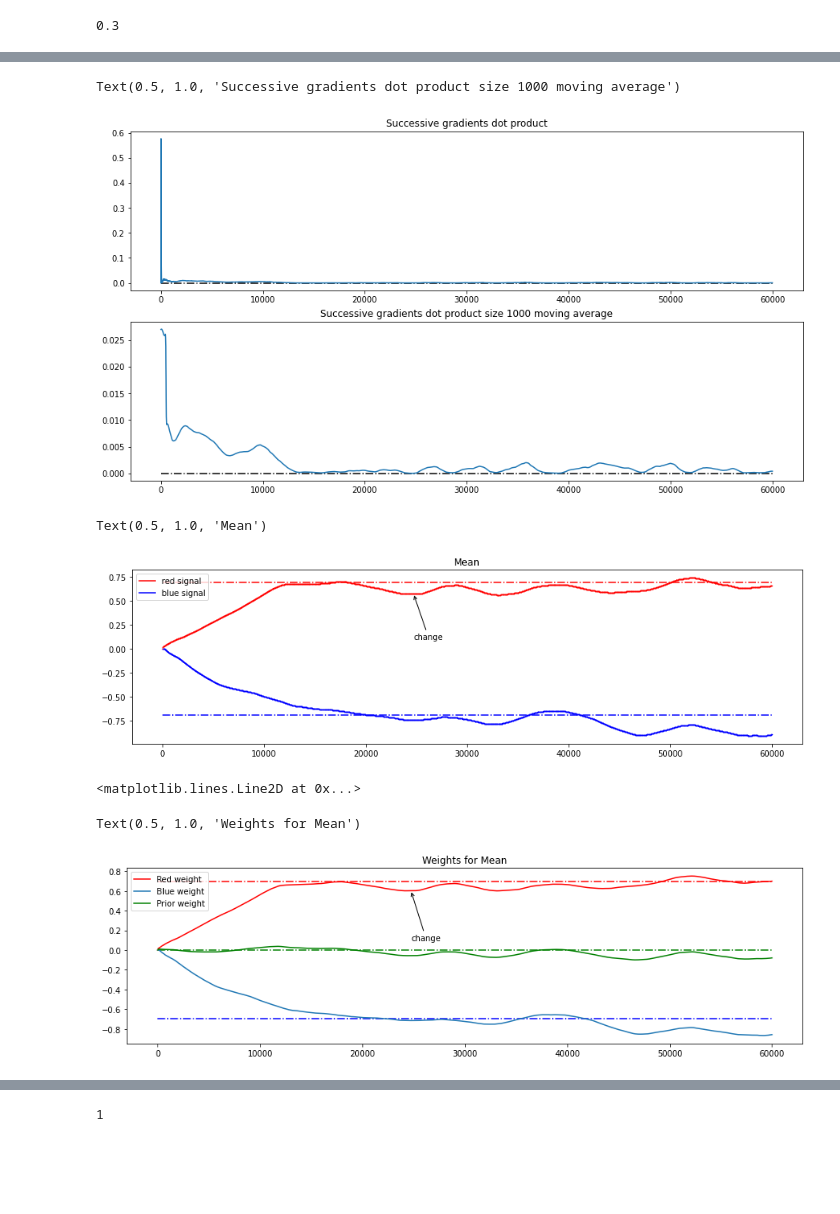
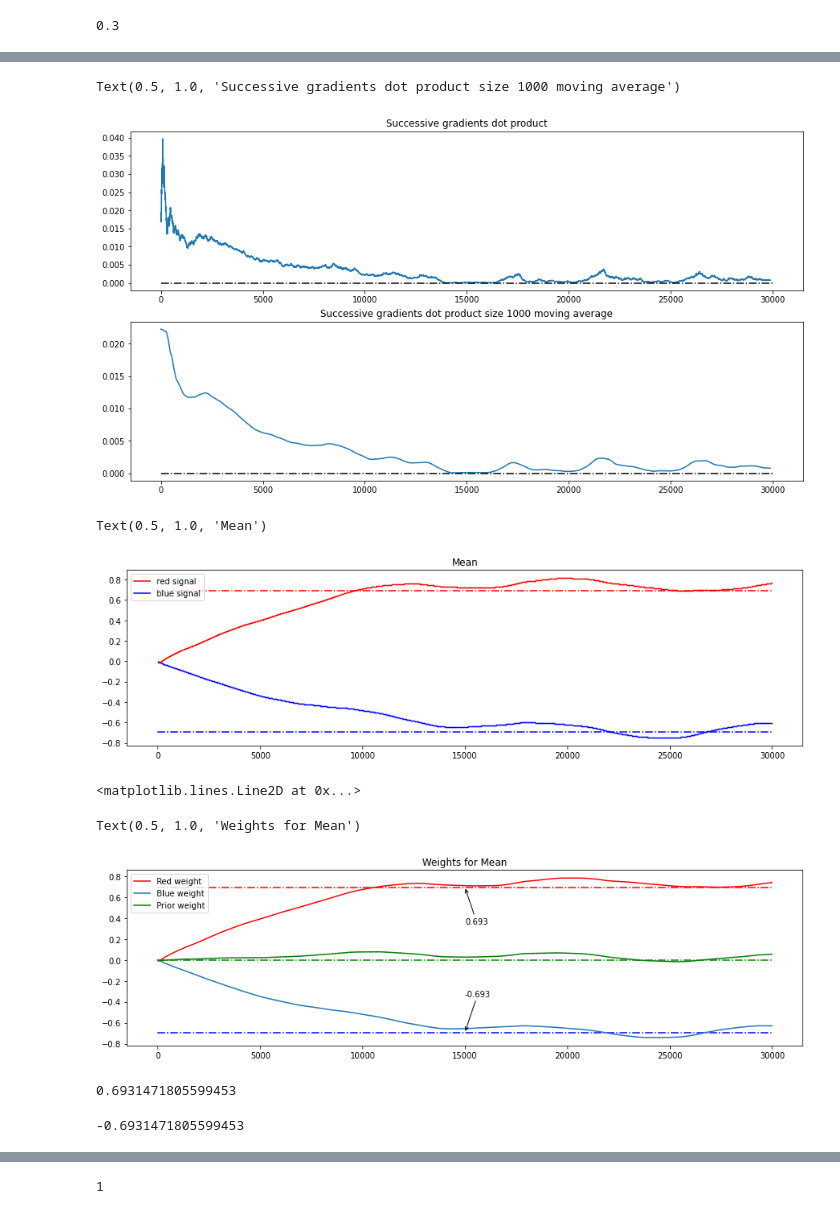
Before and after one commit to realwenlongwang/contexutal-bandits-with-peer-prediction-for-decision-making, a Jupyter notebook: Stochastic_Gradient_Bandit_with_Continous_Action_Space.ipynb, the cells around one changed output, grey strips where cells are left out. Cells and saved outputs as stored; diff of their text form; code cells hidden in the pictures; blank space fills up the shorter version.

```diff
--- a/Stochastic_Gradient_Bandit_with_Continous_Action_Space.ipynb
+++ b/Stochastic_Gradient_Bandit_with_Continous_Action_Space.ipynb
@@ -13,10 +13,10 @@ from PolicyGradientAgent import StochasticGradientAgent
 from Environment import PredictionMarket, Bucket, one_hot_encode, bucket_colour_to_num, not_outlier
 # %%
 learning_rate_theta = 1e-3
-learning_rate_wv = 1e-4
+learning_rate_wv = 0 #1e-4
 memory_size = 2**12
 batch_size = 2**12
-training_episodes = 30000 * 2
+training_episodes = 30000
 decay_rate = 0
 beta1 = 0.9
 beta2 = 0.9999
@@ -153,7 +153,7 @@ Updating weights with regular algorithm.
 reward_history_df = pd.DataFrame(reward_history_list, columns=['actual_reward', 'average_reward', 'estimated_reward', 'signal'])
 regret_history = np.array(regret_history_list)
 
-mean_weights_history = np.array(mean_weights_history_list)
+mean_weights_history_df = pd.DataFrame(mean_weights_history_list, columns=['red_weight', 'blue_weight', 'prior_weight'])
 std_weights_history = np.array(std_weights_history_list)
 
 grad_r_ball_mean_history = np.array(grad_r_ball_mean_history_list)
@@ -249,15 +250,15 @@ from scipy.ndimage import uniform_filter1d
 # %%
 moving_size = 1000
 fig, axs = plt.subplots(2, figsize=(15, 8))
-axs[0].plot(grad_mean_successive_dot)
-axs[0].hlines(y=0, xmin=0, xmax=len(grad_mean_successive_dot), linestyles='dashdot', color='black')
+axs[0].plot(grad_mean_successive_dot[100:], zorder=-100)
+axs[0].hlines(y=0, xmin=0, xmax=len(grad_mean_successive_dot), linestyles='dashdot', color='black', zorder=-99)
 axs[0].set_title('Successive gradients dot product')
-axs[1].plot(uniform_filter1d(grad_mean_successive_dot, size=moving_size))
-axs[1].hlines(y=0, xmin=0, xmax=len(grad_mean_successive_dot), linestyles='dashdot', color='black')
+axs[1].plot(uniform_filter1d(grad_mean_successive_dot[100:], size=moving_size), zorder=-100)
+axs[1].hlines(y=0, xmin=0, xmax=len(grad_mean_successive_dot), linestyles='dashdot', color='black', zorder=-99)
 axs[1].set_title('Successive gradients dot product size %i moving average'%moving_size)
 # %% [output]
 Text(0.5, 1.0, 'Successive gradients dot product size 1000 moving average')
-[figure, old version]
+[figure, new version]
 # %%
 import matplotlib.lines as mlines
 # %%
@@ -268,29 +269,39 @@ plt.hlines(y=np.log(2), xmin=0, xmax=len(mean_history_df), colors='red', linesty
 plt.hlines(y=np.log(1/2), xmin=0, xmax=len(mean_history_df) , colors='blue', linestyles='dashdot')
 red_line = mlines.Line2D([], [], color='red', label='red signal')
 blue_line = mlines.Line2D([], [], color='blue', label='blue signal')
-for coord in phase_change_coordinates(mark_index, mean_history_df):
-    plt.annotate('change', xy=coord, xytext=(coord[0], 0.1), arrowprops=dict(arrowstyle="->"))
+# for coord in phase_change_coordinates(mark_index, mean_history_df):
+#     plt.annotate('change', xy=coord, xytext=(coord[0], 0.1), arrowprops=dict(arrowstyle="->"))
 ax.legend(handles=[red_line, blue_line])
 plt.title('Mean')
 # %% [output]
 Text(0.5, 1.0, 'Mean')
-[figure, old version]
+[figure, new version]
 # %%
 red_line
 # %% [output]
 <matplotlib.lines.Line2D at 0x...>
 # %%
 fig = plt.figure(figsize=(15, 4))
-plt.plot(mean_weights_history[1:, 0], 'r', label='Red weight')
-plt.plot(mean_weights_history[1:, 1], label='Blue weight')
-plt.plot(mean_weights_history[1:, 2], 'g', label='Prior weight')
-plt.hlines(y=np.log(2), xmin=0, xmax=len(mean_weights_history), colors='red', linestyles='dashdot')
-plt.hlines(y=np.log(1/2), xmin=0, xmax=len(mean_weights_history) , colors='blue', linestyles='dashdot')
-plt.hlines(y=0, xmin=0, xmax=len(mean_weights_history) , colors='green', linestyles='dashdot')
-for coord in phase_change_coordinates(mark_index, pd.DataFrame(mean_weights_history)):
-    plt.annotate('change', xy=coord, xytext=(coord[0], 0.1), arrowprops=dict(arrowstyle="->"))
+plt.plot(mean_weights_history_df.iloc[1:, 0], 'r', label='Red weight')
+plt.plot(mean_weights_history_df.iloc[1:, 1], label='Blue weight')
+plt.plot(mean_weights_history_df.iloc[1:, 2], 'g', label='Prior weight')
+plt.hlines(y=np.log(2), xmin=0, xmax=len(mean_weights_history_df), colors='red', linestyles='dashdot')
+plt.annotate('%.3f'%np.log(2), xy=(len(mean_weights_history_df)/2, np.log(2)), xytext=(len(mean_weights_history_df)/2, np.log(2)/2), arrowprops=dict(arrowstyle="->"))
+plt.hlines(y=np.log(1/2), xmin=0, xmax=len(mean_weights_history_df) , colors='blue', linestyles='dashdot')
+plt.annotate('%.3f'%np.log(1/2), xy=(len(mean_weights_history_df)/2, np.log(1/2)), xytext=(len(mean_weights_history_df)/2, np.log(1/2)/2), arrowprops=dict(arrowstyle="->"))
+plt.hlines(y=0, xmin=0, xmax=len(mean_weights_history_df) , colors='green', linestyles='dashdot')
+# for coord in phase_change_coordinates(mark_index, mean_weights_history_df):
+#     plt.annotate('change', xy=coord, xytext=(coord[0], 0.1), arrowprops=dict(arrowstyle="->"))
 plt.legend()
 plt.title('Weights for Mean')
 # %% [output]
 Text(0.5, 1.0, 'Weights for Mean')
-[figure, old version]
+[figure, new version]
+# %%
+print(np.log(2))
+# %% [output]
+0.6931471805599453
+# %%
+print(np.log(1/2))
+# %% [output]
+-0.6931471805599453
```
Also changed, not shown: parts of 11 cells of this notebook, 2 other files.
